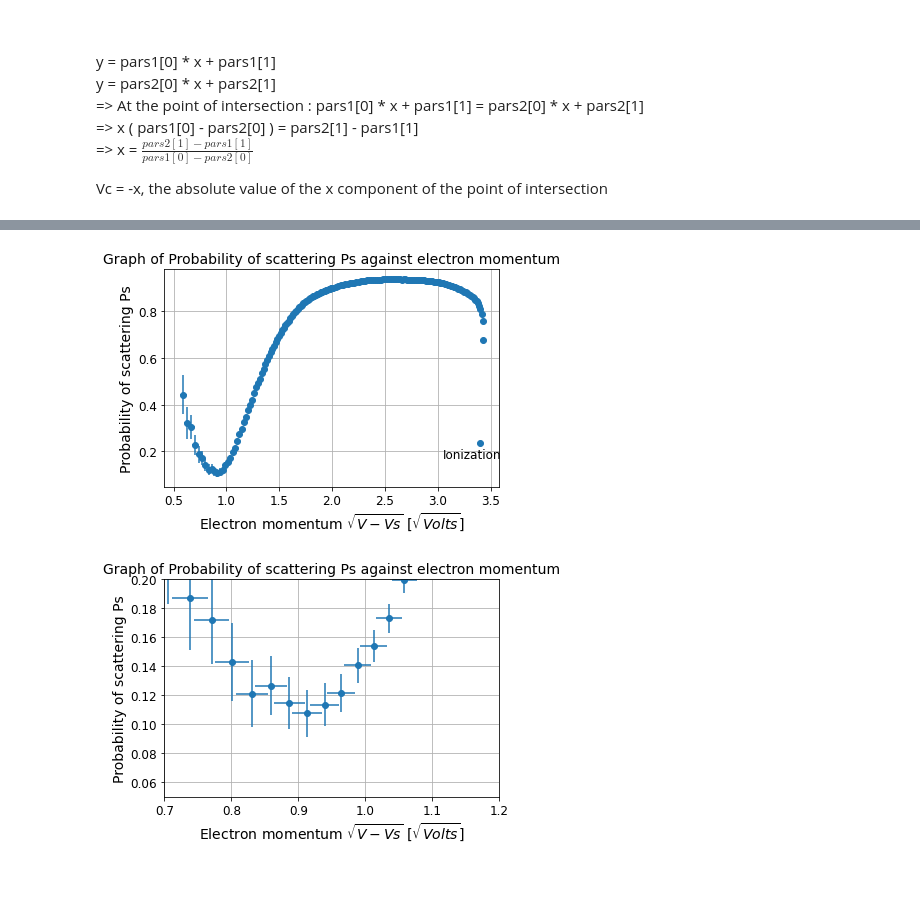
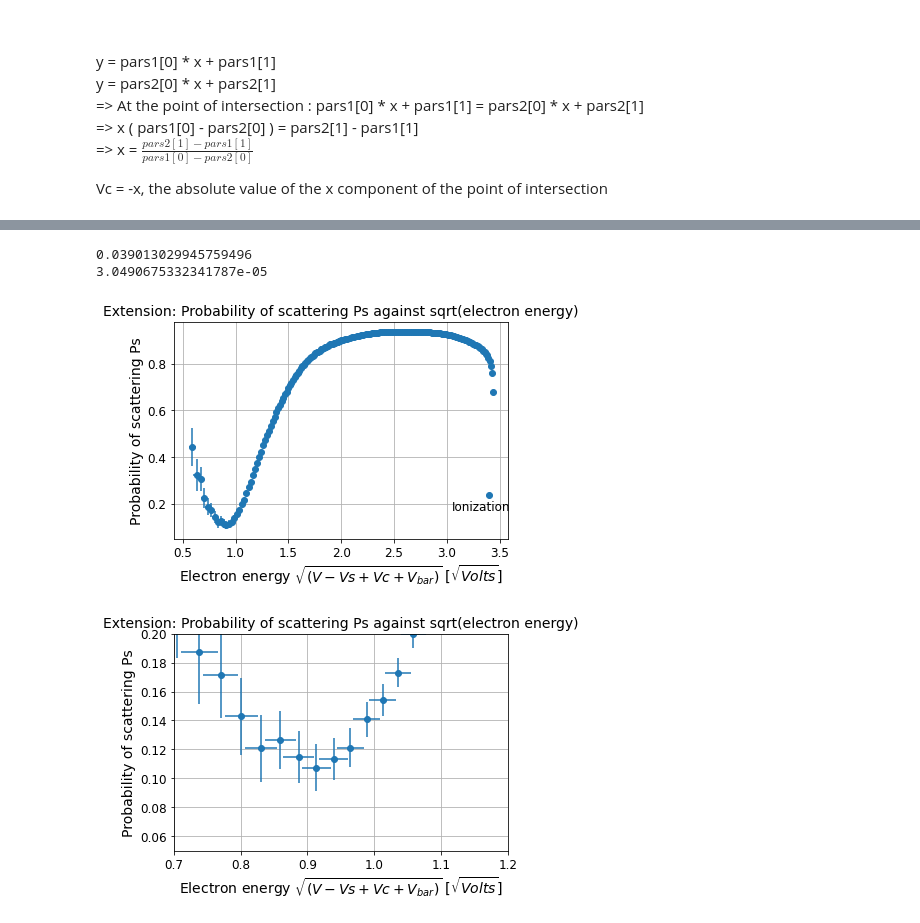
Before and after one commit to Rtk100/Physics-Lab-Python-code, a Jupyter notebook: PHYC30320 Ramsauer-Townsend Lab code.ipynb, the cells around one changed output, grey strips where cells are left out. Cells and saved outputs as stored; diff of their text form; code cells hidden in the pictures; blank space fills up the shorter version.

Commit message:
graphs

```diff
--- a/PHYC30320 Ramsauer-Townsend Lab code.ipynb
+++ b/PHYC30320 Ramsauer-Townsend Lab code.ipynb
@@ -122,8 +127,8 @@ Is_error = np.sqrt( (1/100)**2 * Vs_error**2 )
 Ip_error = np.sqrt( (1/10000)**2 * Vp_error**2 )
 
 # Errors on Vs* and Vp*
-Vs_star_error = np.array([0.1e-3]*64+[1e-3]*115)
-Vp_star_error = np.array([0.1e-3]*110+[1e-3]*69)
+Vs_star_error = np.array([0.1e-3]*54+[0.4e-3]*10+[1.3e-3]*115)
+Vp_star_error = np.array([0.1e-3]*54+[0.4e-3]*56+[1.3e-3]*69)
 
 # Propagation of errors on Is*
 Is_star_error = np.sqrt( (1/100)**2 * Vs_star_error**2 )
@@ -187,0 +197,18 @@ plt.savefig("Ps graph",dpi = 100, bbox_inches = "tight" )
+# %%
+# Ps is the probability of an electron scattering off the xenon gas.
+
+Ps = 1 - (Ip * Is_star)/(Is * Ip_star)
+
+
+# Creating graph of Probability of scattering against electron momentum
+plt.errorbar((V-Vs)[1:-10], Ps[1:-10], Ps_error[1:-10],
+             fmt = 'o')
+
+plt.title("Graph of Probability of scattering Ps against electron momentum"
+          , fontsize = 14)
+plt.xlabel('Electron momentum $\sqrt{V-Vs}$ [$\sqrt{Volts}$]', fontsize = 14)
+plt.ylabel("Probability of scattering Ps", fontsize = 14)
+
+plt.text(3.05, 0.17,"Ionization")
+plt.grid(True)
+plt.savefig("Ps graph",dpi = 100, bbox_inches = "tight" )
@@ -661,21 +697,27 @@ e_momentum_extension_error = np.sqrt( ( (V - Vs + Vc + V_bar)**(-1/2) / 2)**2 *
+# %%
+print(Vc_error)
+print(V_bar_error)
+# %% [output]
+0.039013029945759496
+3.0490675332341787e-05
 # %%
 ## Plotting probability of scattering against corrected electron momentum
 # Creating graph of Probability of scattering against electron momentum
 plt.errorbar(e_momentum_extension[1:-10], Ps[1:-10], Ps_error[1:-10],
              e_momentum_extension_error[1:-10],
              fmt = 'o')
 
 
-plt.title("Graph of Probability of scattering Ps against electron momentum"
+plt.title("Extension: Probability of scattering Ps against sqrt(electron energy)"
           , fontsize = 14)
-plt.xlabel('Electron momentum $\sqrt{V-Vs}$ [$\sqrt{Volts}$]', fontsize = 14)
+plt.xlabel('Electron energy $\sqrt{(V-Vs+Vc+V_{bar})}$ [$\sqrt{Volts}$]', fontsize = 14)
 plt.ylabel("Probability of scattering Ps", fontsize = 14)
 
 plt.text(3.05, 0.17,"Ionization")
 plt.grid(True)
-plt.savefig("Ps graph extension")
+plt.savefig("Ps graph extension",dpi = 100, bbox_inches = "tight")
 # %% [output]
-[figure, old version]
+[figure, new version]
 # %%
 # Zooming in on the local minimum of probability of scattering.
 
@@ -684,15 +726,15 @@ plt.errorbar(e_momentum_extension[1:20], Ps[1:20], Ps_error[1:20],
              fmt = 'o')
 
 
-plt.title("Graph of Probability of scattering Ps against electron momentum",
+plt.title("Extension: Probability of scattering Ps against sqrt(electron energy)",
           fontsize = 14)
-plt.xlabel('Electron momentum $\sqrt{V-Vs}$ [$\sqrt{Volts}$]', fontsize = 14)
+plt.xlabel('Electron energy $\sqrt{(V-Vs+Vc+V_{bar})}$ [$\sqrt{Volts}$]', fontsize = 14)
 plt.ylabel("Probability of scattering Ps", fontsize = 14)
 
 
 plt.axis([0.7,1.2,0.05,0.2])
 plt.grid(True)
-plt.savefig("Ps graph, extension zoom")
+plt.savefig("Ps graph, extension zoom",dpi = 100, bbox_inches = "tight")
 # %% [output]
-[figure, old version]
+[figure, new version]
 # %%
```
Also changed, not shown: parts of 19 cells of this notebook, 22 other files.
